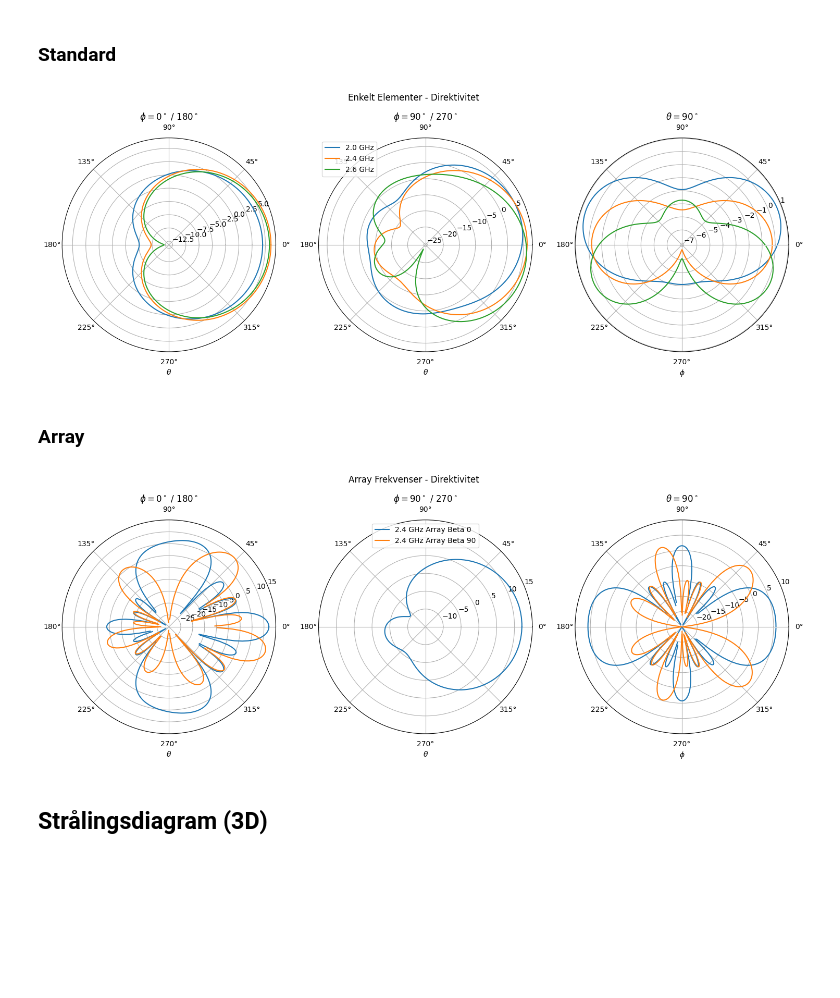
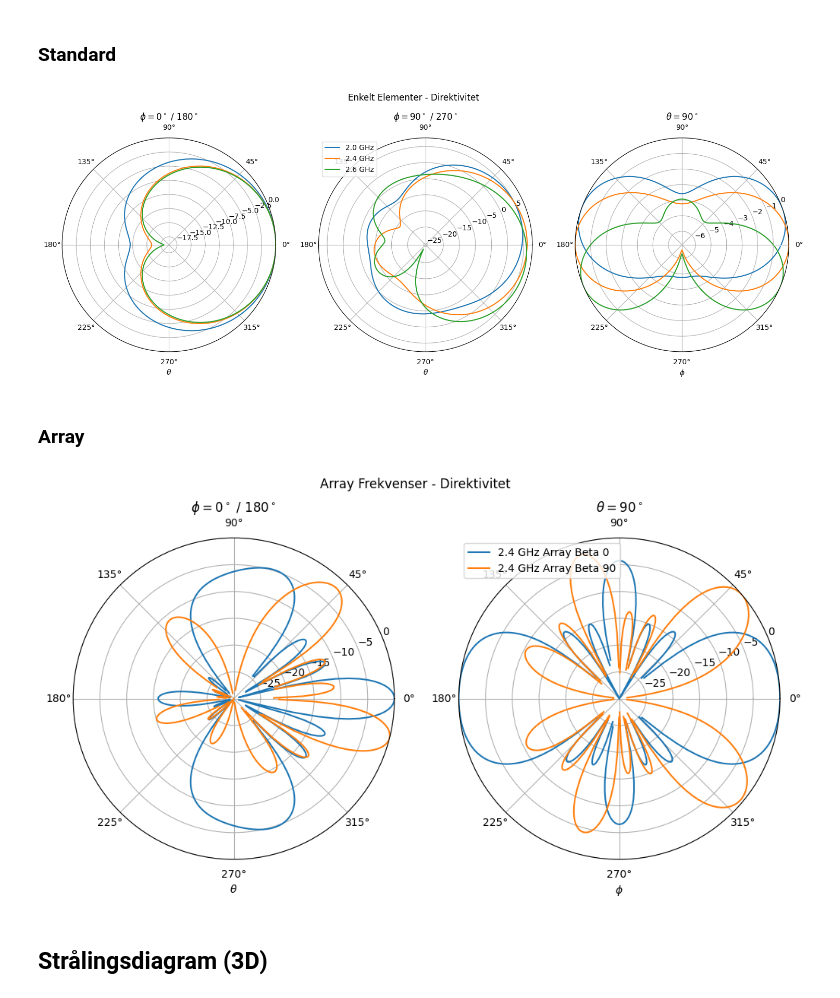
Before and after one commit to SkaugJr/TTT4215-Antenneteknikk, a Jupyter notebook: CST.ipynb, the cells around one changed output. Drawn from its saved outputs; the diff is of its cells as text; code cells hidden in the pictures; blank space fills up the shorter version.

```diff
--- a/CST.ipynb
+++ b/CST.ipynb
@@ -256,7 +256,7 @@ for freq, data in datasets_standard.items():
     e2_plane = data[data["Theta [deg.]"].isin([90])]
 
     # E-plan
-    ax[0].plot(np.radians(e_plane["Theta [deg.]"].values), e_plane["Abs(Dir.)[dBi]"].values, label=f"{freq}")
+    ax[0].plot(np.radians(e_plane["Theta [deg.]"].values), e_plane["Abs(Dir.)[dBi]"].values-max(e_plane["Abs(Dir.)[dBi]"].values), label=f"{freq}")
     ax[0].set_title(r"$\phi = 0^\circ$ / $180^\circ$")
     ax[0].set_xlabel(r"$\theta$")
 
@@ -265,61 +265,57 @@ for freq, data in datasets_standard.items():
     ax[1].set_title(r"$\phi = 90^\circ$ / $270^\circ$")
     ax[1].set_xlabel(r"$\theta$")
 
-    ax[2].plot(np.radians(e2_plane["Phi [deg.]"].values), e2_plane["Abs(Dir.)[dBi]"].values, label=f"{freq}")
+    ax[2].plot(np.radians(e2_plane["Phi [deg.]"].values), e2_plane["Abs(Dir.)[dBi]"].values-max(e2_plane["Abs(Dir.)[dBi]"].values), label=f"{freq}")
     ax[2].set_title(r"$\theta = 90^\circ$")
     ax[2].set_xlabel(r"$\phi$")
 
 
 ax[1].legend(loc='best')
 plt.suptitle("Enkelt Elementer - Direktivitet")
+plt.savefig('Figurer/sim_elementer.pdf', bbox_inches='tight')
 plt.show()
 # %% [output]
-[figure, old version]
+[figure, new version]
 # %% [markdown]
 ### Array
 # %%
 # Plotting av polar-diagrammer for array-frekvenser
-fig, ax = plt.subplots(1, 3, subplot_kw={'projection': 'polar'}, figsize=(18, 6))
+fig, ax = plt.subplots(1, 2, subplot_kw={'projection': 'polar'}, figsize=(12, 6))
 
 for freq, data in datasets_array.items():
     # Del opp i E- og H-plan
     e_plane1 = data[data["Phi [deg.]"].isin([0])]
     e_plane2 = data[data["Phi [deg.]"].isin([180])].copy()
     e_plane2["Theta [deg.]"] = 360 - e_plane2["Theta [deg.]"]
     e_plane = pd.concat([e_plane1, e_plane2])
 
     h_plane1 = data[data["Phi [deg.]"].isin([90])]
     h_plane2 = data[data["Phi [deg.]"].isin([270])].copy()
     h_plane2["Theta [deg.]"] = 360 - h_plane2["Theta [deg.]"]
     h_plane = pd.concat([h_plane1, h_plane2])
 
     # Sorter for å unngå streker mellom ikke-sammenhengende punkter
     e_plane = e_plane.sort_values(by="Theta [deg.]")
     h_plane = h_plane.sort_values(by="Theta [deg.]")
     e2_plane = data[data["Theta [deg.]"].isin([90])]
 
     # E-plan
-    ax[0].plot(np.radians(e_plane["Theta [deg.]"].values), e_plane["Abs(Dir.)[dBi]"].values, label=f"{freq}")
+    ax[0].plot(np.radians(e_plane["Theta [deg.]"].values), e_plane["Abs(Dir.)[dBi]"].values-max(e_plane["Abs(Dir.)[dBi]"].values), label=f"{freq}")
     ax[0].set_title(r"$\phi = 0^\circ$ / $180^\circ$")
     ax[0].set_xlabel(r"$\theta$")
-    ax[0].set_ylim(-30, 15)  # Tilpass r-aksen her
+    ax[0].set_ylim(-30, 0)  # Tilpass r-aksen her
 
-    # H-plan
-    ax[1].plot(np.radians(h_plane["Theta [deg.]"].values), h_plane["Abs(Dir.)[dBi]"].values, label=f"{freq}")
-    ax[1].set_title(r"$\phi = 90^\circ$ / $270^\circ$")
-    ax[1].set_xlabel(r"$\theta$")
-    ax[1].set_ylim(-15, 15)  # Tilpass r-aksen her
+    ax[1].plot(np.radians(e2_plane["Phi [deg.]"].values), e2_plane["Abs(Dir.)[dBi]"].values-max(e2_plane["Abs(Dir.)[dBi]"].values), label=f"{freq}")
+    ax[1].set_title(r"$\theta = 90^\circ$")
+    ax[1].set_xlabel(r"$\phi$")
+    ax[1].set_ylim(-30, 0)  # Tilpass r-aksen her
 
-    ax[2].plot(np.radians(e2_plane["Phi [deg.]"].values), e2_plane["Abs(Dir.)[dBi]"].values, label=f"{freq}")
-    ax[2].set_title(r"$\theta = 90^\circ$")
-    ax[2].set_xlabel(r"$\phi$")
-    ax[2].set_ylim(-25, 10)  # Tilpass r-aksen her
-
-ax[1].legend(loc='upper center')
+ax[1].legend(loc='upper left')
 plt.suptitle("Array Frekvenser - Direktivitet")
+plt.savefig('Figurer/sim_array.pdf', bbox_inches='tight')
 plt.show()
 # %% [output]
-[figure, old version]
+[figure, new version]
 # %% [markdown]
 ## Strålingsdiagram (3D)
 # %% [markdown]
```
Also changed, not shown: parts of 1 cell of this notebook, 5 other files.
